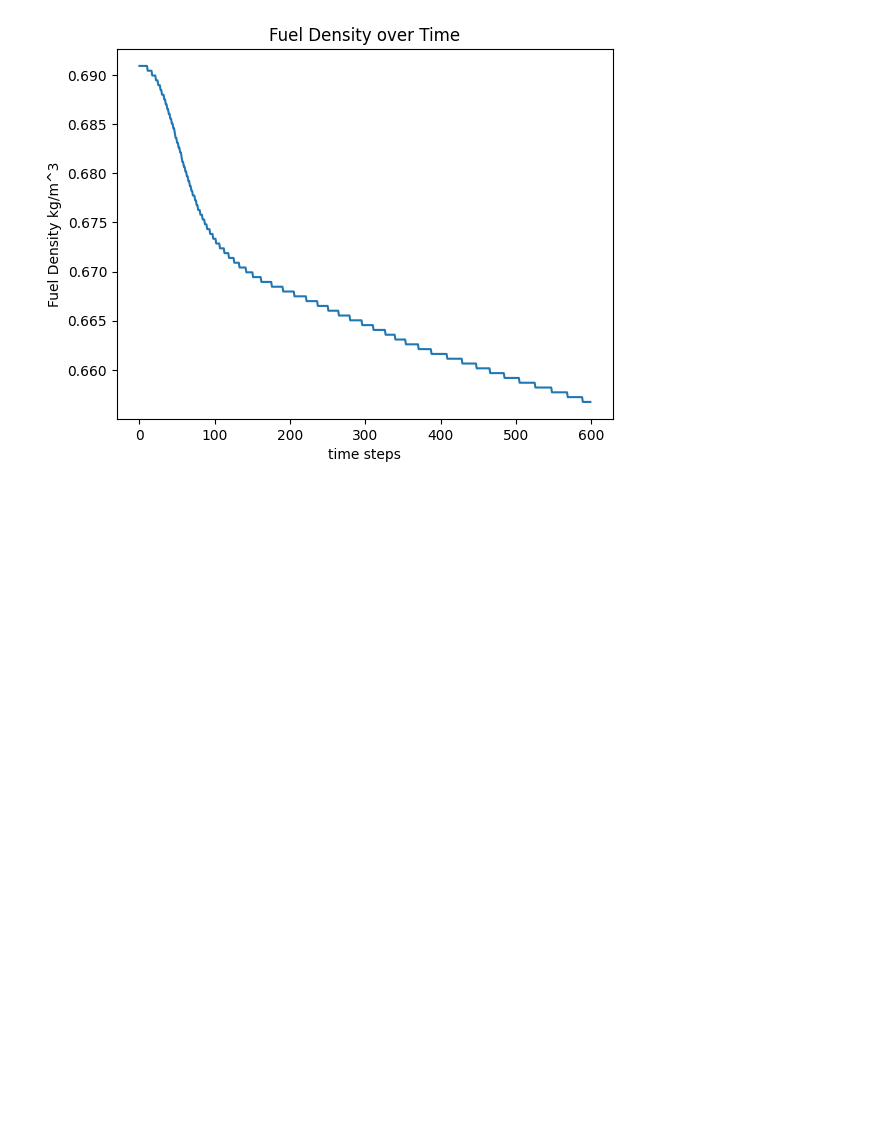
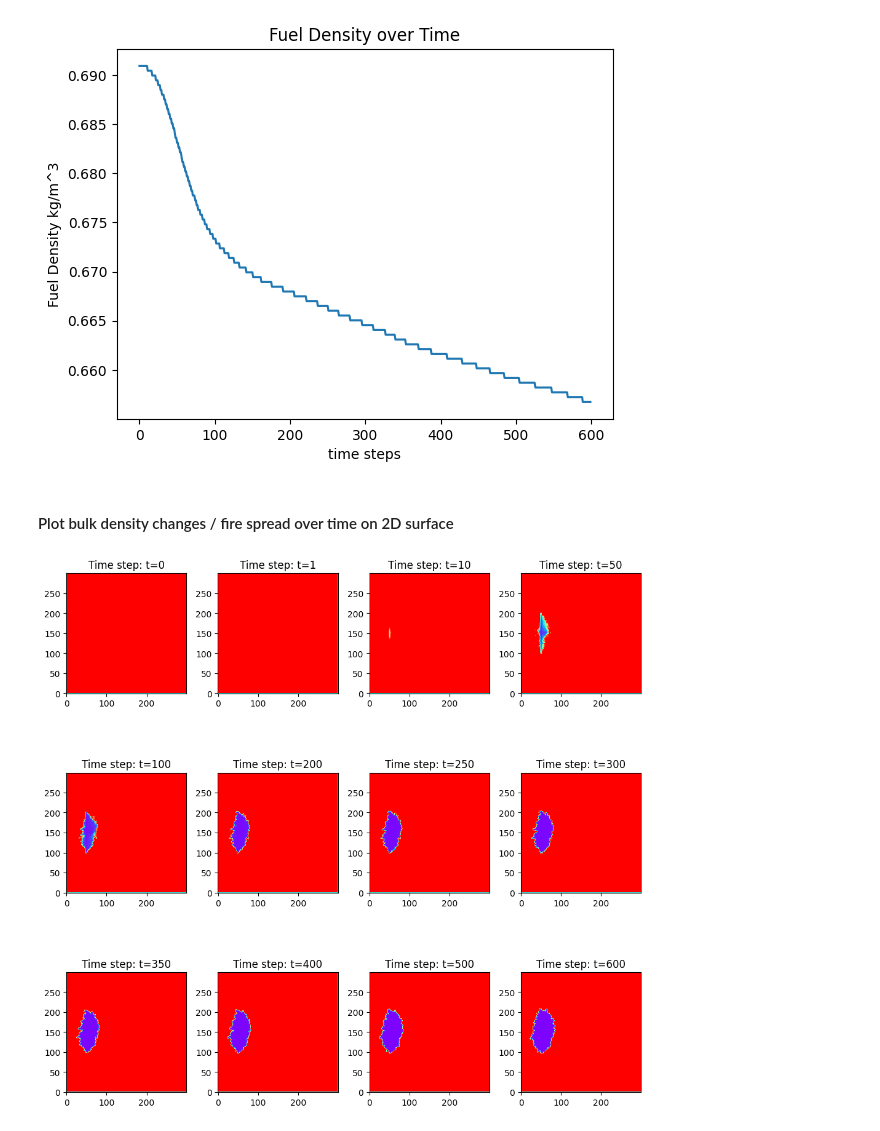
Before and after one commit to bdwivedi/dse260_capstone_project, a Jupyter notebook: bp3d_dataset.ipynb, the cells around one changed output. Cells and saved outputs as stored; diff of their text form; code cells hidden in the pictures; blank space fills up the shorter version.

```diff
--- a/bp3d_dataset.ipynb
+++ b/bp3d_dataset.ipynb
@@ -293,3 +293,15 @@ plt.ylabel('Fuel Density kg/m^3')
 # %% [output]
 Text(0, 0.5, 'Fuel Density kg/m^3')
 [figure]
+# %% [markdown]
+#### Plot bulk density changes / fire spread over time on 2D surface
+# %%
+fig, axs = plt.subplots(3, 4,figsize=(10,10))
+times=[0,1,10,50,100,200,250,300,350,400,500,600]
+
+for i, ax in enumerate(axs.flatten()):
+    ax.set_title(f"Time step: t={times[i]}")
+    ax.imshow(fuels_dens[times[i],0,:,:],cmap='rainbow',origin="lower")
+fig.tight_layout()
+# %% [output]
+[figure, added]
```
